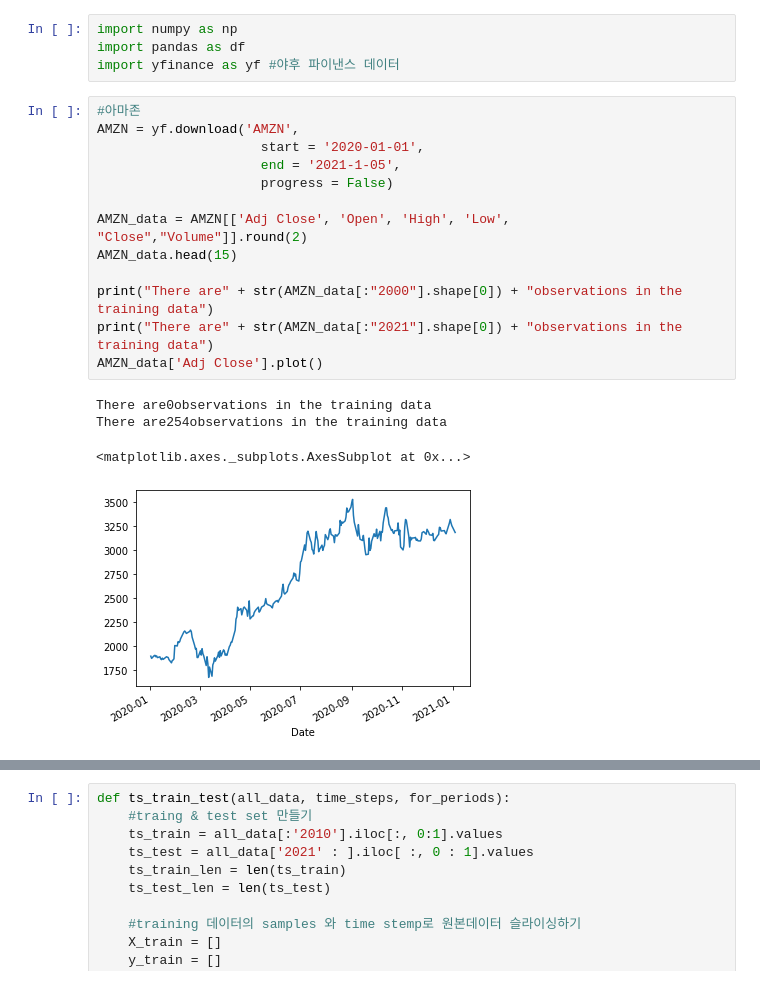
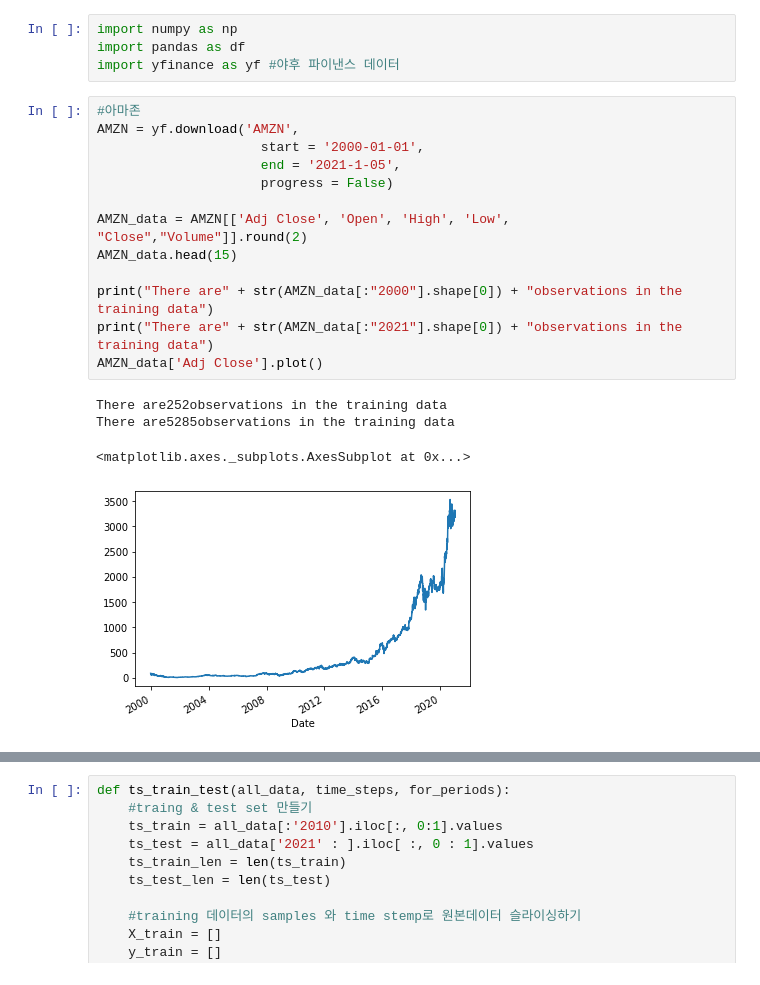
Before and after one commit to blackgreenc/AI, a Jupyter notebook: index_prediction.ipynb, the cells around one changed output, grey strips where cells are left out. Cells and saved outputs as stored; diff of their text form.

```diff
--- a/index_prediction.ipynb
+++ b/index_prediction.ipynb
@@ -9,21 +23,21 @@ import yfinance as yf #야후 파이낸스 데이터
 # %%
 #아마존
 AMZN = yf.download('AMZN',
-                     start = '2020-01-01',
+                     start = '2000-01-01',
                      end = '2021-1-05',
                      progress = False)
 
 AMZN_data = AMZN[['Adj Close', 'Open', 'High', 'Low', "Close","Volume"]].round(2)
 AMZN_data.head(15)
 
 print("There are" + str(AMZN_data[:"2000"].shape[0]) + "observations in the training data")
 print("There are" + str(AMZN_data[:"2021"].shape[0]) + "observations in the training data")
 AMZN_data['Adj Close'].plot()
 # %% [output]
-There are0observations in the training data
-There are254observations in the training data
+There are252observations in the training data
+There are5285observations in the training data
 <matplotlib.axes._subplots.AxesSubplot at 0x...>
-[figure, old version]
+[figure, new version]
 # %%
 # 나스닥 100
 NDX  = yf.download('NDX',
```
Also changed, not shown: parts of 7 cells of this notebook.
